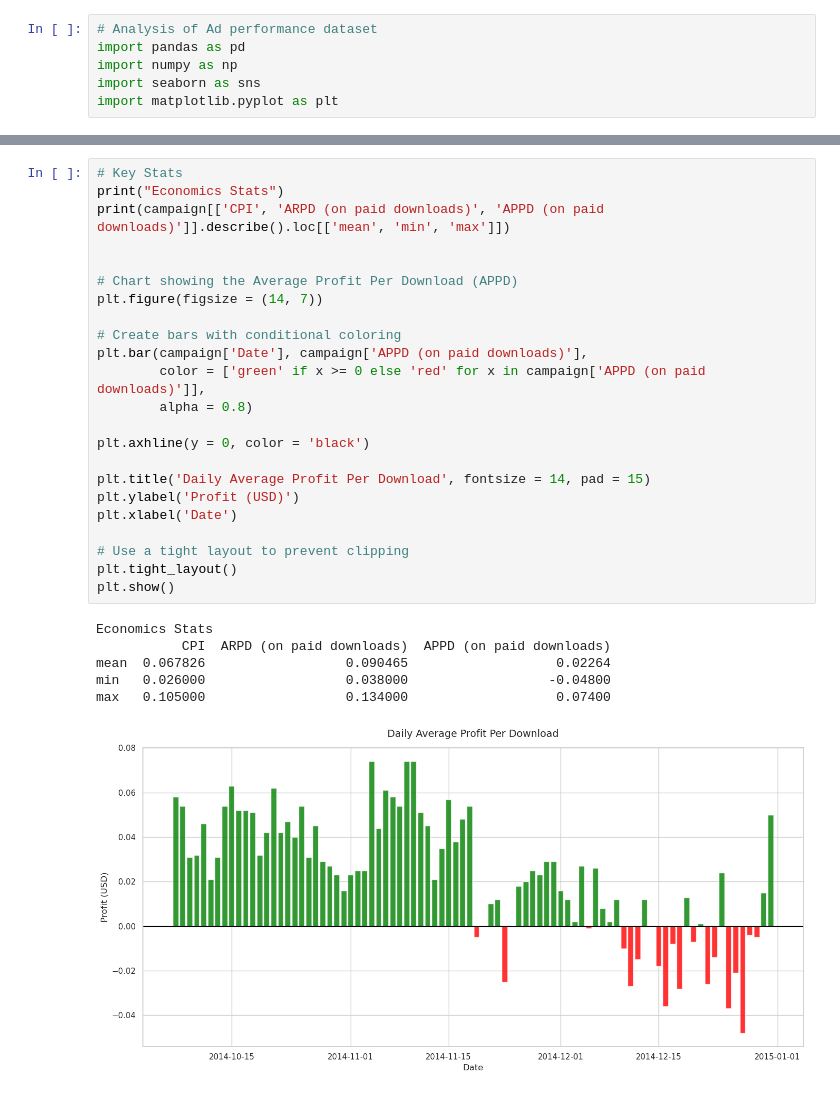
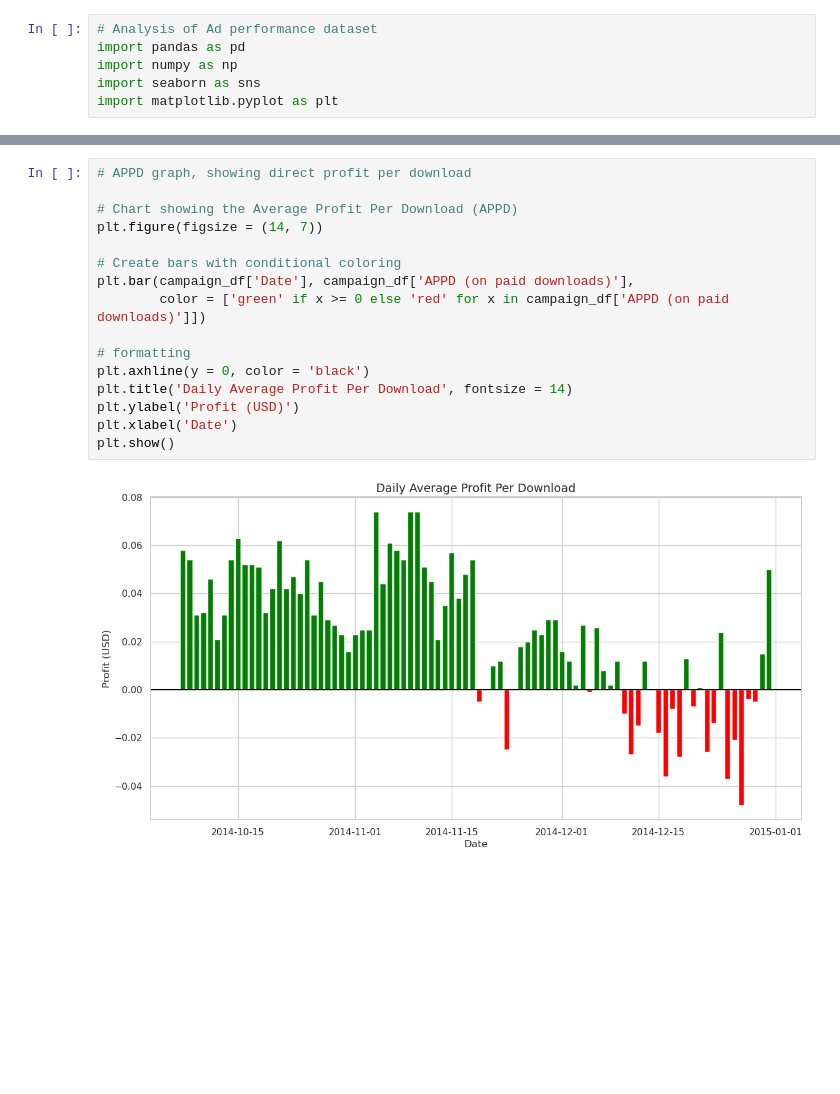
Before and after one commit to aaroparkkinen/spoons_analysis, a Jupyter notebook: analysis_adperformance.ipynb, the cells around one changed output, grey strips where cells are left out. Drawn from its saved outputs; the diff is of its cells as text; blank space fills up the shorter version.

```diff
--- a/analysis_adperformance.ipynb
+++ b/analysis_adperformance.ipynb
@@ -106,31 +106,19 @@ plt.show()
 # %%
-# Key Stats
-print("Economics Stats")
-print(campaign[['CPI', 'ARPD (on paid downloads)', 'APPD (on paid downloads)']].describe().loc[['mean', 'min', 'max']])
-
+# APPD graph, showing direct profit per download
 
 # Chart showing the Average Profit Per Download (APPD)
 plt.figure(figsize = (14, 7))
 
 # Create bars with conditional coloring
-plt.bar(campaign['Date'], campaign['APPD (on paid downloads)'],
-        color = ['green' if x >= 0 else 'red' for x in campaign['APPD (on paid downloads)']],
-        alpha = 0.8)
+plt.bar(campaign_df['Date'], campaign_df['APPD (on paid downloads)'],
+        color = ['green' if x >= 0 else 'red' for x in campaign_df['APPD (on paid downloads)']])
 
+# formatting
 plt.axhline(y = 0, color = 'black')
-
-plt.title('Daily Average Profit Per Download', fontsize = 14, pad = 15)
+plt.title('Daily Average Profit Per Download', fontsize = 14)
 plt.ylabel('Profit (USD)')
 plt.xlabel('Date')
-
-# Use a tight layout to prevent clipping
-plt.tight_layout()
 plt.show()
 # %% [output]
-Economics Stats
-           CPI  ARPD (on paid downloads)  APPD (on paid downloads)
-mean  0.067826                  0.090465                   0.02264
-min   0.026000                  0.038000                  -0.04800
-max   0.105000                  0.134000                   0.07400
-[figure, old version]
+[figure, new version]
 # %%
```
Also changed, not shown: parts of 15 cells of this notebook, 1 other file.
